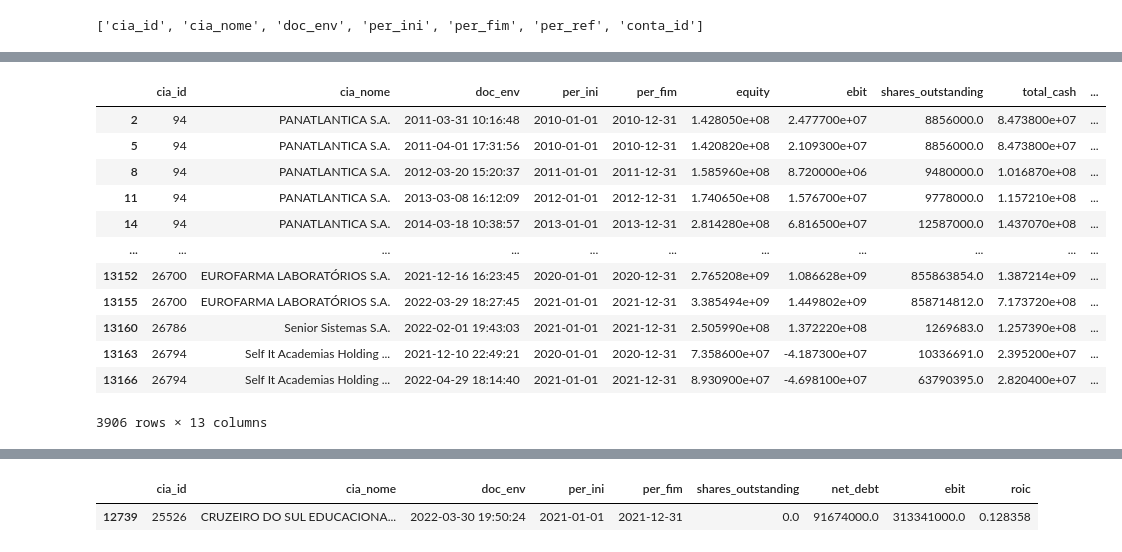
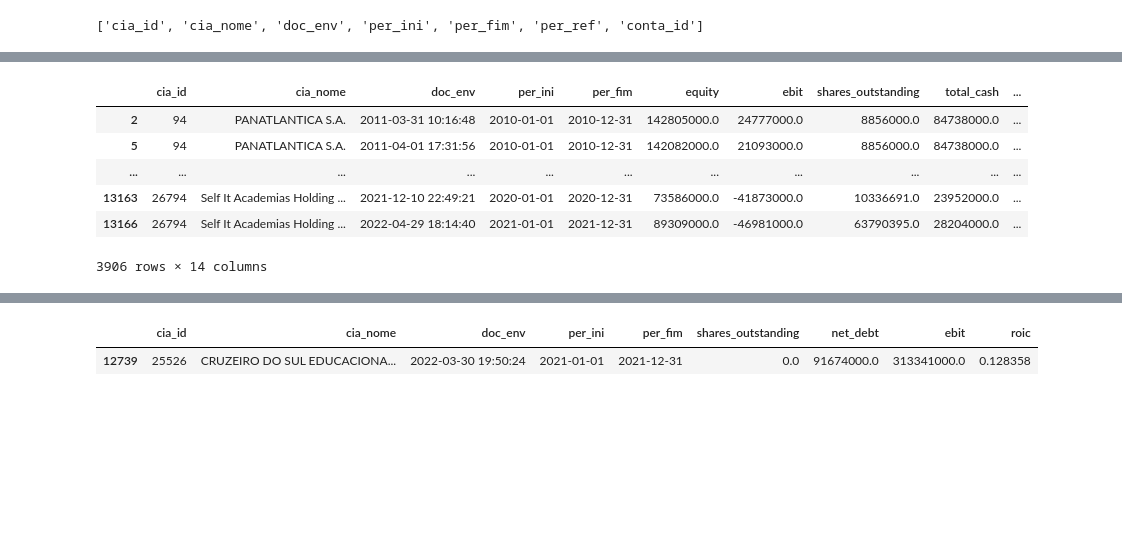
Before and after one commit to AlgebraQuant/MagicFormula, a Jupyter notebook: src/2_magic_financials.ipynb, the cells around one changed output, grey strips where cells are left out. Drawn from its saved outputs; the diff is of its cells as text; code cells hidden in the pictures; blank space fills up the shorter version.

```diff
--- a/src/2_magic_financials.ipynb
+++ b/src/2_magic_financials.ipynb
@@ -3,7 +3,7 @@ Notebook for filtering the accounts and indicators that will be used for selecti
 # %%
 import pandas as pd
 pd.options.display.max_colwidth = 30
-pd.options.display.max_rows = 10
+pd.options.display.max_rows = 4
 TAX_RATE = 0.34
 # %%
 # Lendo a base diretamente do S3 -> são mais de 10 milhões de linhas contábeis!
@@ -381,33 +295,27 @@ df
 # %%
 # Calcular os indicadores
 df["total_cash"] = df["1.01.01"] + df["1.01.02"]
 df["total_debt"] = df["2.01.04"] + df["2.02.01"]
 df["net_debt"] = df["total_debt"] - df["total_cash"]
 df.rename(
     columns={"2.03": "equity", "3.05": "ebit", "9.01.03": "shares_outstanding"},
     inplace=True
 )
 # account 1.02.02 -> "investments in minority holdings"
 df["invested_capital"] = df["equity"] + df["net_debt"]
-# Calculate previuos period invested capital (ic_prior)
+# Calculate previuos period invested capital
 df.sort_values(['cia_id', 'doc_env', 'per_ref',], inplace=True)
-df['ic_prior'] = df.groupby(by=['doc_env'])['invested_capital'].shift(1)
-df["roic"] = df["ebit"] * (1 - TAX_RATE) / df["ic_prior"]
+df['invested_capital_prior'] = df.groupby(by=['doc_env'])['invested_capital'].shift(1)
+df["roic"] = df["ebit"] * (1 - TAX_RATE) / df["invested_capital_prior"]
 # Prior periods was used only foi ROIC calculation -> can be removed
 df.query("per_ref == 0", inplace=True)
-df.drop(columns=["1.01.01", "1.01.02", "2.01.04", "2.02.01", "3.01", "ic_prior", "per_ref"], inplace=True)
+df.drop(columns=["1.01.01", "1.01.02", "2.01.04", "2.02.01", "3.01", "per_ref"], inplace=True)
 df
 # %% [output]
 |  | cia_id | cia_nome | doc_env | per_ini | per_fim | equity | ebit | shares_outstanding | total_cash | ... |
-| 2 | 94 | PANATLANTICA S.A. | 2011-03-31 10:16:48 | 2010-01-01 | 2010-12-31 | 1.428050e+08 | 2.477700e+07 | 8856000.0 | 8.473800e+07 | ... |
-| 5 | 94 | PANATLANTICA S.A. | 2011-04-01 17:31:56 | 2010-01-01 | 2010-12-31 | 1.420820e+08 | 2.109300e+07 | 8856000.0 | 8.473800e+07 | ... |
-| 8 | 94 | PANATLANTICA S.A. | 2012-03-20 15:20:37 | 2011-01-01 | 2011-12-31 | 1.585960e+08 | 8.720000e+06 | 9480000.0 | 1.016870e+08 | ... |
-| 11 | 94 | PANATLANTICA S.A. | 2013-03-08 16:12:09 | 2012-01-01 | 2012-12-31 | 1.740650e+08 | 1.576700e+07 | 9778000.0 | 1.157210e+08 | ... |
-| 14 | 94 | PANATLANTICA S.A. | 2014-03-18 10:38:57 | 2013-01-01 | 2013-12-31 | 2.814280e+08 | 6.816500e+07 | 12587000.0 | 1.437070e+08 | ... |
+| 2 | 94 | PANATLANTICA S.A. | 2011-03-31 10:16:48 | 2010-01-01 | 2010-12-31 | 142805000.0 | 24777000.0 | 8856000.0 | 84738000.0 | ... |
+| 5 | 94 | PANATLANTICA S.A. | 2011-04-01 17:31:56 | 2010-01-01 | 2010-12-31 | 142082000.0 | 21093000.0 | 8856000.0 | 84738000.0 | ... |
 | ... | ... | ... | ... | ... | ... | ... | ... | ... | ... | ... |
-| 13152 | 26700 | EUROFARMA LABORATÓRIOS S.A. | 2021-12-16 16:23:45 | 2020-01-01 | 2020-12-31 | 2.765208e+09 | 1.086628e+09 | 855863854.0 | 1.387214e+09 | ... |
-| 13155 | 26700 | EUROFARMA LABORATÓRIOS S.A. | 2022-03-29 18:27:45 | 2021-01-01 | 2021-12-31 | 3.385494e+09 | 1.449802e+09 | 858714812.0 | 7.173720e+08 | ... |
-| 13160 | 26786 | Senior Sistemas S.A. | 2022-02-01 19:43:03 | 2021-01-01 | 2021-12-31 | 2.505990e+08 | 1.372220e+08 | 1269683.0 | 1.257390e+08 | ... |
-| 13163 | 26794 | Self It Academias Holding ... | 2021-12-10 22:49:21 | 2020-01-01 | 2020-12-31 | 7.358600e+07 | -4.187300e+07 | 10336691.0 | 2.395200e+07 | ... |
-| 13166 | 26794 | Self It Academias Holding ... | 2022-04-29 18:14:40 | 2021-01-01 | 2021-12-31 | 8.930900e+07 | -4.698100e+07 | 63790395.0 | 2.820400e+07 | ... |
+| 13163 | 26794 | Self It Academias Holding ... | 2021-12-10 22:49:21 | 2020-01-01 | 2020-12-31 | 73586000.0 | -41873000.0 | 10336691.0 | 23952000.0 | ... |
+| 13166 | 26794 | Self It Academias Holding ... | 2022-04-29 18:14:40 | 2021-01-01 | 2021-12-31 | 89309000.0 | -46981000.0 | 63790395.0 | 28204000.0 | ... |
-3906 rows × 13 columns
+3906 rows × 14 columns
```
Also changed, not shown: parts of 26 cells of this notebook, 11 other files.
